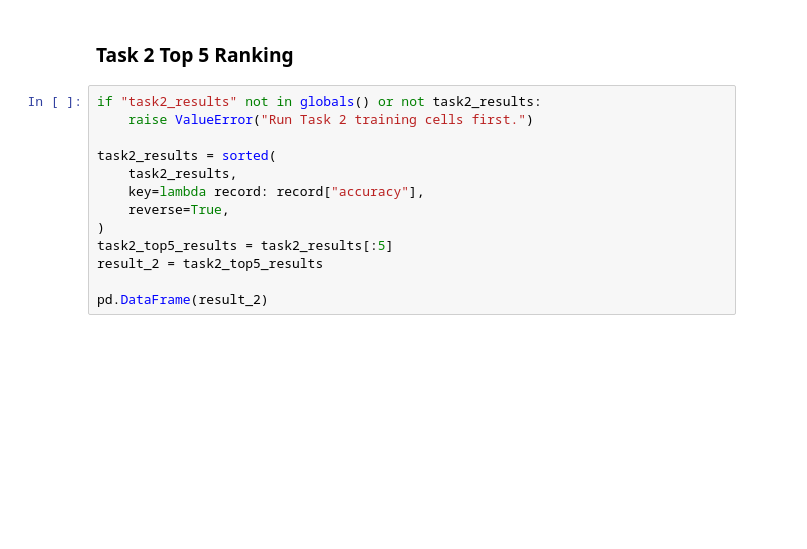
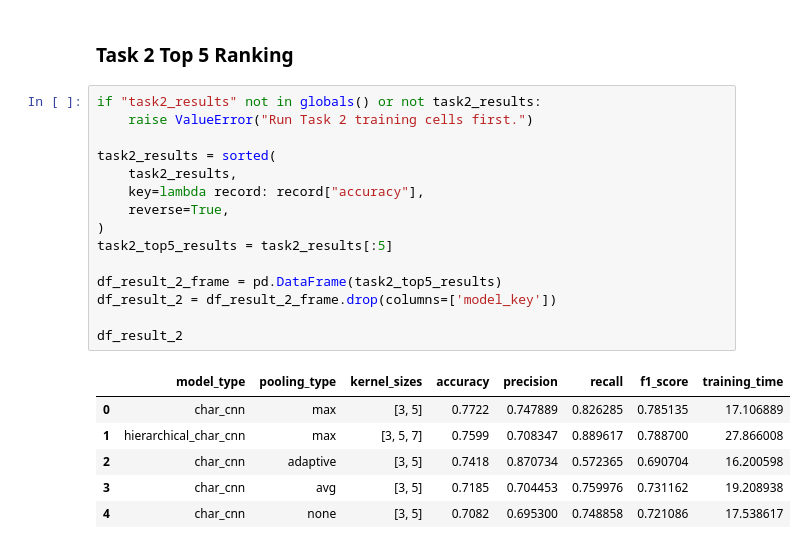
Before and after one commit to teranixbq/SequenceModellingNLP, a Jupyter notebook: main.ipynb, the cells around one changed output. Saved outputs shown, nothing was run; the diff lists cells and outputs as text; blank space fills up the shorter version.

```diff
--- a/main.ipynb
+++ b/main.ipynb
@@ -727,13 +885,22 @@ slang_typo_rare_comparison
 # %%
 if "task2_results" not in globals() or not task2_results:
     raise ValueError("Run Task 2 training cells first.")
 
 task2_results = sorted(
     task2_results,
     key=lambda record: record["accuracy"],
     reverse=True,
 )
 task2_top5_results = task2_results[:5]
-result_2 = task2_top5_results
 
-pd.DataFrame(result_2)
+df_result_2_frame = pd.DataFrame(task2_top5_results)
+df_result_2 = df_result_2_frame.drop(columns=['model_key'])
+
+df_result_2
+# %% [output]
+|  | model_type | pooling_type | kernel_sizes | accuracy | precision | recall | f1_score | training_time |
+| 0 | char_cnn | max | [3, 5] | 0.7722 | 0.747889 | 0.826285 | 0.785135 | 17.106889 |
+| 1 | hierarchical_char_cnn | max | [3, 5, 7] | 0.7599 | 0.708347 | 0.889617 | 0.788700 | 27.866008 |
+| 2 | char_cnn | adaptive | [3, 5] | 0.7418 | 0.870734 | 0.572365 | 0.690704 | 16.200598 |
+| 3 | char_cnn | avg | [3, 5] | 0.7185 | 0.704453 | 0.759976 | 0.731162 | 19.208938 |
+| 4 | char_cnn | none | [3, 5] | 0.7082 | 0.695300 | 0.748858 | 0.721086 | 17.538617 |
```
Also changed, not shown: parts of 16 cells of this notebook.
